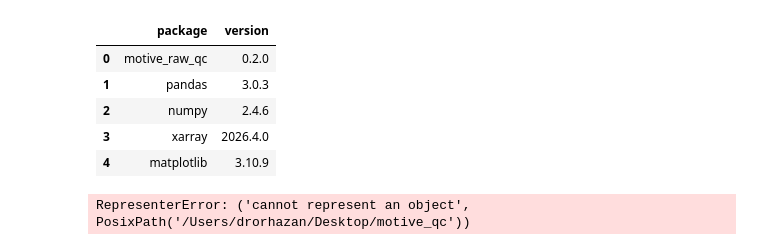
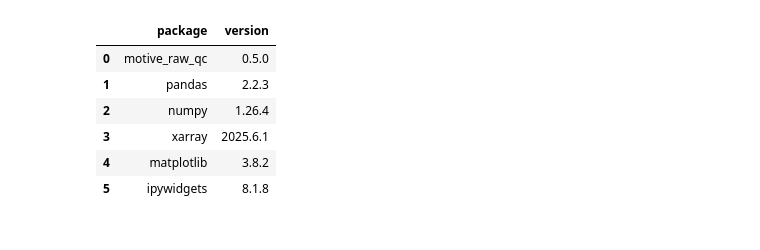
Before and after one commit to Drorhaz/Motive_QC, a Jupyter notebook: notebooks/01_raw_csv_qc_layers_1_2.ipynb, the cells around one changed output. Drawn from its saved outputs; the diff is of its cells as text; code cells hidden in the pictures.

```diff
--- a/notebooks/01_raw_csv_qc_layers_1_2.ipynb
+++ b/notebooks/01_raw_csv_qc_layers_1_2.ipynb
@@ -7,47 +20,39 @@ Interactive front-end for parser validation and gap/missingness QC.
 # %%
 import sys
 from pathlib import Path
 
-import IPython.display as display
+import ipywidgets as widgets
 import matplotlib.pyplot as plt
 import pandas as pd
+import yaml
+from IPython.display import HTML, Image, Markdown, clear_output, display
 
-# Project root = parent of notebooks/
 PROJECT_ROOT = Path.cwd().resolve()
 if not (PROJECT_ROOT / "motive_raw_qc.py").exists():
     PROJECT_ROOT = PROJECT_ROOT.parent
 sys.path.insert(0, str(PROJECT_ROOT))
 
 import motive_raw_qc as mqc
 
 versions = pd.DataFrame(
     {
-        "package": ["motive_raw_qc", "pandas", "numpy", "xarray", "matplotlib"],
+        "package": ["motive_raw_qc", "pandas", "numpy", "xarray", "matplotlib", "ipywidgets"],
         "version": [
             mqc.__version__,
             pd.__version__,
             __import__("numpy").__version__,
             __import__("xarray").__version__,
             plt.matplotlib.__version__,
+            widgets.__version__,
         ],
     }
 )
-display.display(versions)
+display(versions)
 # %% [output]
 |  | package | version |
-| 0 | motive_raw_qc | 0.2.0 |
-| 1 | pandas | 3.0.3 |
-| 2 | numpy | 2.4.6 |
-| 3 | xarray | 2026.4.0 |
-| 4 | matplotlib | 3.10.9 |
+| 0 | motive_raw_qc | 0.5.0 |
+| 1 | pandas | 2.2.3 |
+| 2 | numpy | 1.26.4 |
+| 3 | xarray | 2025.6.1 |
+| 4 | matplotlib | 3.8.2 |
+| 5 | ipywidgets | 8.1.8 |
-# %%
-CONFIG_PATH = PROJECT_ROOT / "config.yaml"
-config = mqc.load_config(CONFIG_PATH)
-config["_base_dir"] = PROJECT_ROOT
-
-import yaml
-
-display_config = {k: v for k, v in config.items() if not k.startswith("_")}
-display.display(yaml.safe_dump(display_config, sort_keys=False))
-# %% [output]
-RepresenterError: ('cannot represent an object', PosixPath('/Users/drorhazan/Desktop/motive_qc'))
```
Also changed, not shown: parts of 13 cells of this notebook, 28 other files.
